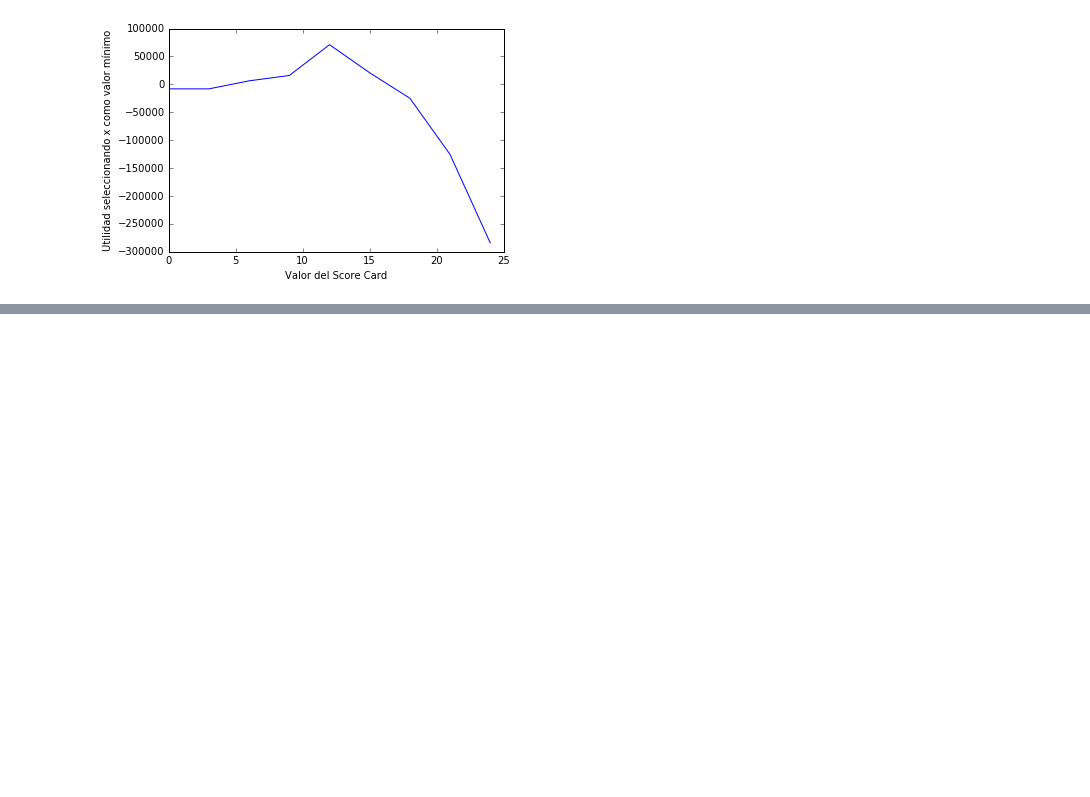
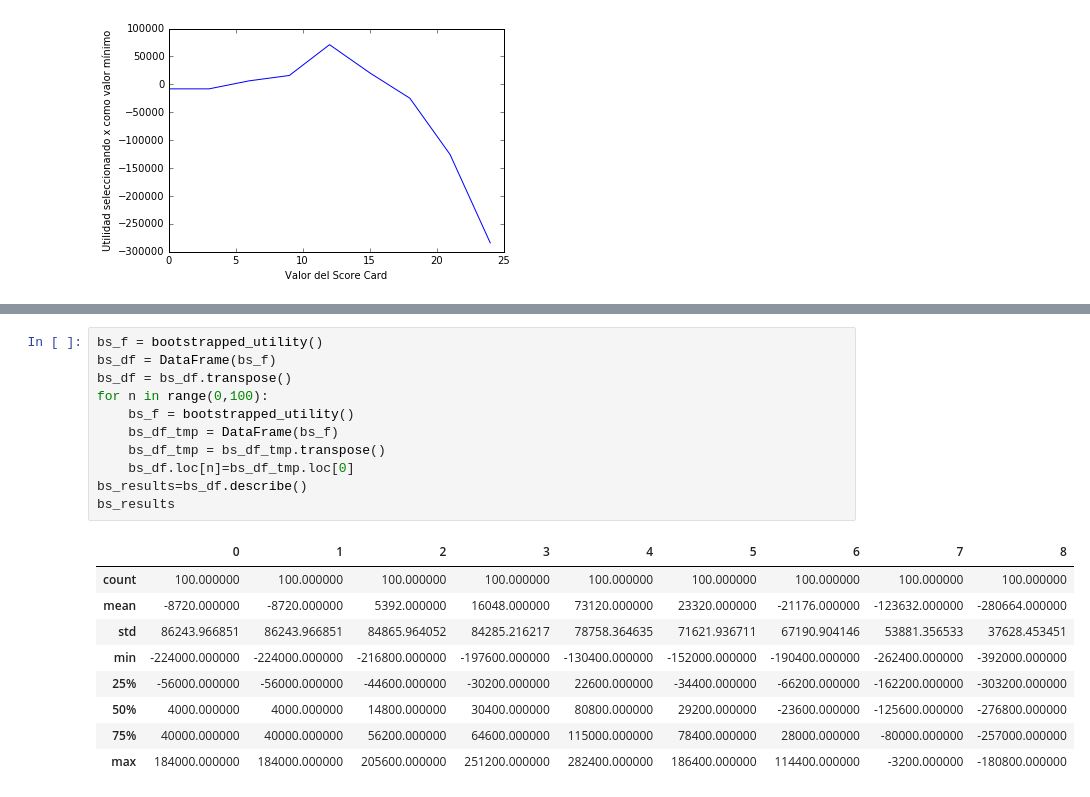
Before and after one commit to hackerschoolmty/Programa-Data-Science, a Jupyter notebook: 5.- Aprendizaje automático/5.- Sesión 1 Aprendizaje automático.ipynb, the cells around one changed output, grey strips where cells are left out. Saved outputs shown, nothing was run; the diff lists cells and outputs as text; blank space fills up the shorter version.

```diff
--- a/5.- Aprendizaje automático/5.- Sesión 1 Aprendizaje automático.ipynb
+++ b/5.- Aprendizaje automático/5.- Sesión 1 Aprendizaje automático.ipynb
@@ -328,0 +369,21 @@ plt.ylabel('Utilidad seleccionando x como valor mínimo')
+# %%
+bs_f = bootstrapped_utility()
+bs_df = DataFrame(bs_f)
+bs_df = bs_df.transpose()
+for n in range(0,100):
+    bs_f = bootstrapped_utility()
+    bs_df_tmp = DataFrame(bs_f)
+    bs_df_tmp = bs_df_tmp.transpose()
+    bs_df.loc[n]=bs_df_tmp.loc[0]
+bs_results=bs_df.describe()
+bs_results
+# %% [output]
+|  | 0 | 1 | 2 | 3 | 4 | 5 | 6 | 7 | 8 |
+| count | 100.000000 | 100.000000 | 100.000000 | 100.000000 | 100.000000 | 100.000000 | 100.000000 | 100.000000 | 100.000000 |
+| mean | -8720.000000 | -8720.000000 | 5392.000000 | 16048.000000 | 73120.000000 | 23320.000000 | -21176.000000 | -123632.000000 | -280664.000000 |
+| std | 86243.966851 | 86243.966851 | 84865.964052 | 84285.216217 | 78758.364635 | 71621.936711 | 67190.904146 | 53881.356533 | 37628.453451 |
+| min | -224000.000000 | -224000.000000 | -216800.000000 | -197600.000000 | -130400.000000 | -152000.000000 | -190400.000000 | -262400.000000 | -392000.000000 |
+| 25% | -56000.000000 | -56000.000000 | -44600.000000 | -30200.000000 | 22600.000000 | -34400.000000 | -66200.000000 | -162200.000000 | -303200.000000 |
+| 50% | 4000.000000 | 4000.000000 | 14800.000000 | 30400.000000 | 80800.000000 | 29200.000000 | -23600.000000 | -125600.000000 | -276800.000000 |
+| 75% | 40000.000000 | 40000.000000 | 56200.000000 | 64600.000000 | 115000.000000 | 78400.000000 | 28000.000000 | -80000.000000 | -257000.000000 |
+| max | 184000.000000 | 184000.000000 | 205600.000000 | 251200.000000 | 282400.000000 | 186400.000000 | 114400.000000 | -3200.000000 | -180800.000000 |
```
Also changed, not shown: parts of 5 cells of this notebook.
